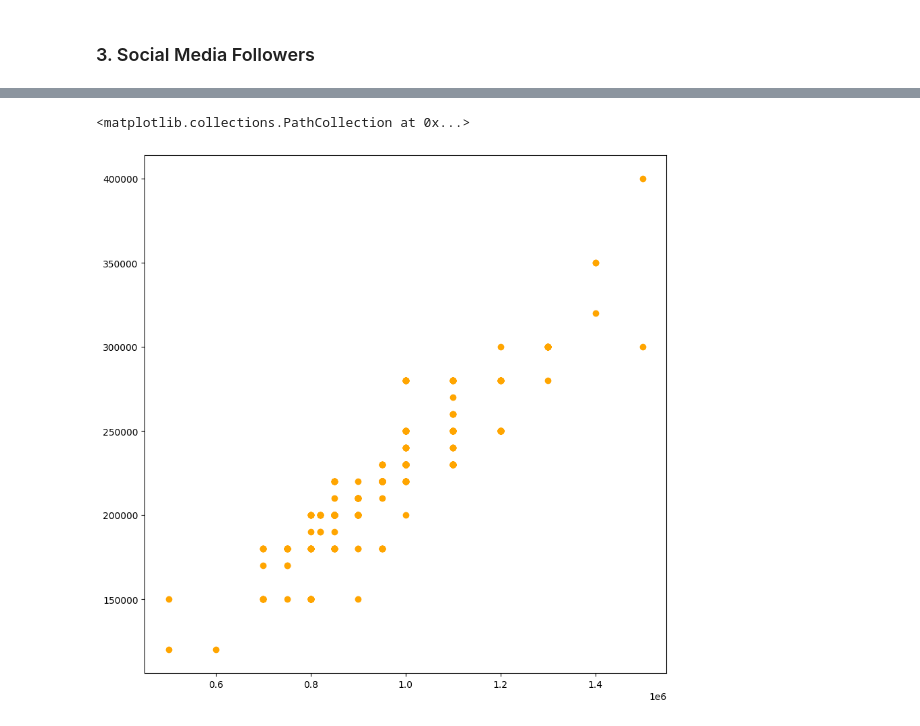
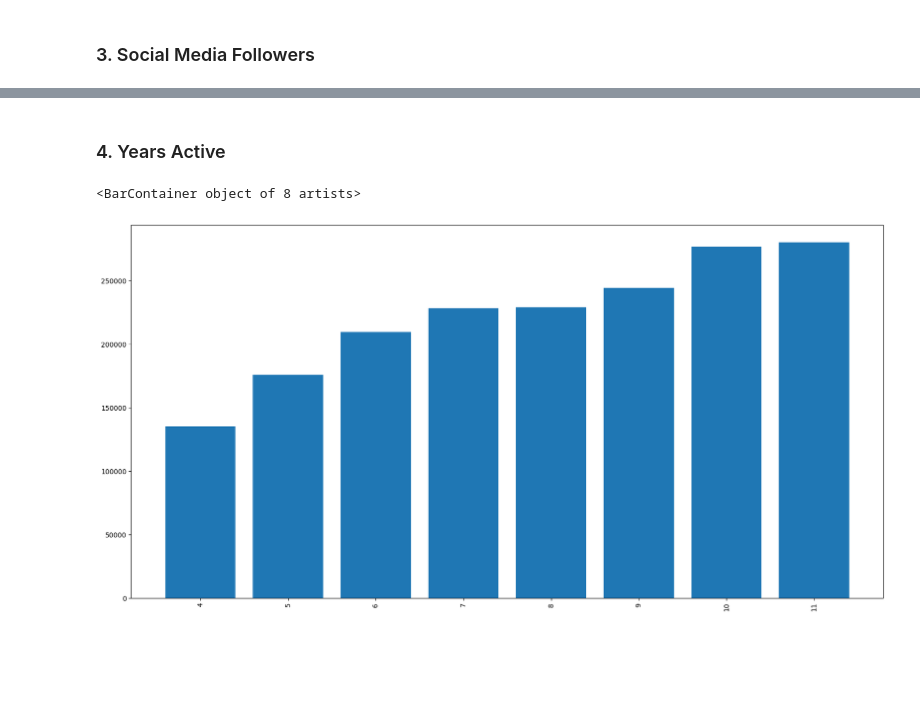
Before and after one commit to soph-colo/data3000-adv-ds, a Jupyter notebook: chatgpt-influencer/notebooks/data_analysis.ipynb, the cells around one changed output, grey strips where cells are left out. Saved outputs shown, nothing was run; the diff lists cells and outputs as text; code cells hidden in the pictures; blank space fills up the shorter version.

```diff
--- a/chatgpt-influencer/notebooks/data_analysis.ipynb
+++ b/chatgpt-influencer/notebooks/data_analysis.ipynb
@@ -99,6 +86,13 @@ y = data['Income_Per_Year']
-# %%
-plt.figure(figsize=(10,10))
-plt.scatter(X, y, c='orange')
-# %% [output]
-<matplotlib.collections.PathCollection at 0x...>
-[figure, removed]
+# %% [markdown]
+### 4. Years Active
+# %%
+years_income = data.groupby(['Years_Active'])['Income_Per_Year'].mean().to_frame().reset_index()
+years_income = years_income.sort_values(by =['Income_Per_Year'])
+X = years_income['Years_Active']
+y = years_income['Income_Per_Year']
+plt.figure(figsize=(20,10))
+plt.xticks(rotation=90)
+plt.bar(X, y)
+# %% [output]
+<BarContainer object of 8 artists>
+[figure, added]
```
Also changed, not shown: parts of 19 cells of this notebook, 1 other file.
